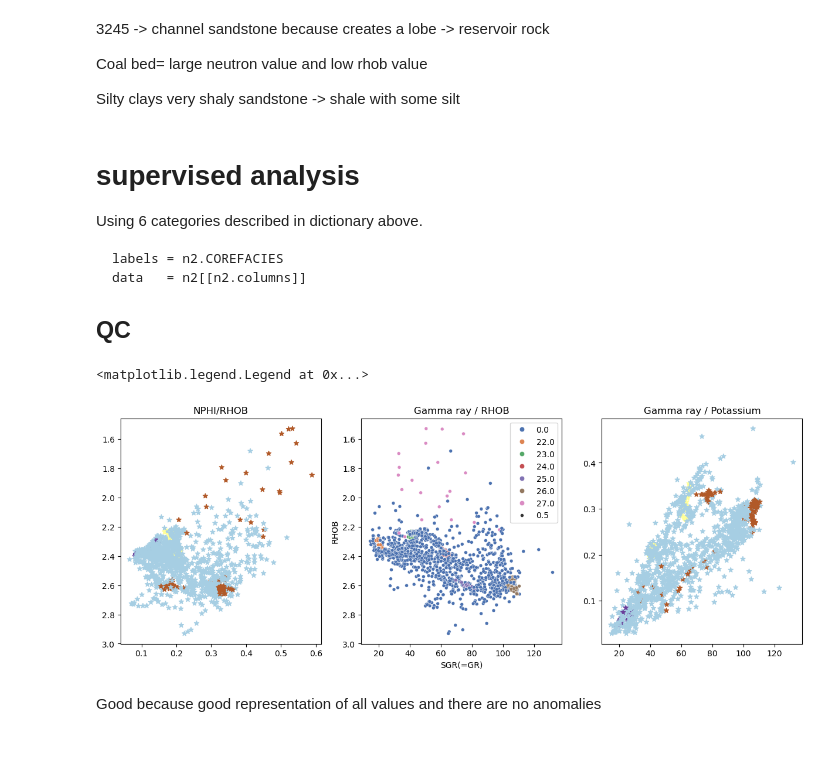
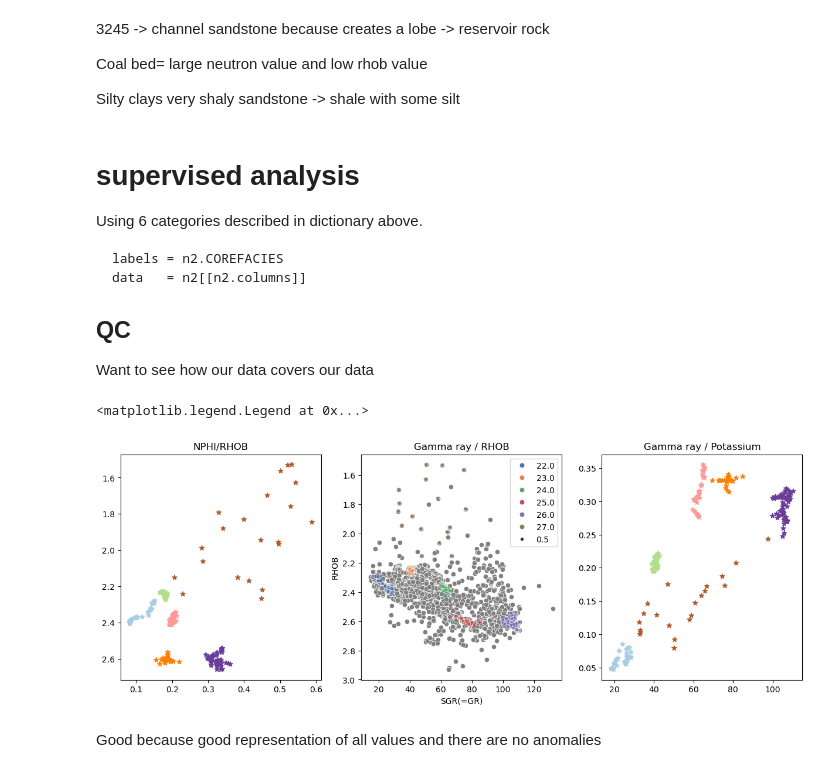
Before and after one commit to Dunckleosteus/Well-data, a Jupyter notebook: Well.ipynb, the cells around one changed output. Drawn from its saved outputs; the diff is of its cells as text; code cells hidden in the pictures.

````diff
--- a/Well.ipynb
+++ b/Well.ipynb
@@ -159,24 +162,31 @@ data   = n2[[n2.columns]]
 ```
 
 ## QC
+Want to see how our data covers our data
 # %%
-labelled = n2.dropna(subset="COREFACIES")
+
+labelled = n2.loc[(n2.COREFACIES<=27)&(n2.COREFACIES>=22), :]
+
 fig, ax = plt.subplots(ncols=3, figsize=(15, 5))
 # NPHI / RHOB
 ax[0].scatter(labelled.NPHI, labelled.RHOB, marker="*", c=labelled.COREFACIES, cmap="Paired")
 # Gamma ray / rho B
 #ax[1].scatter(labelled["SGR(=GR)"], labelled.RHOB, marker="*",c=labelled.COREFACIES, cmap="Paired")
+
+sns.scatterplot(data=n2, x="SGR(=GR)", y="RHOB", ax=ax[1], c="gray")
 sns.scatterplot(data=labelled, x="SGR(=GR)", y="RHOB", ax=ax[1], hue="COREFACIES", palette="deep", size=0.5)
+
+# TODO: convert other plots to sns
 ax[2].scatter(labelled["SGR(=GR)"], labelled.POTA, marker="*",c=labelled.COREFACIES, cmap="Paired")
 ax[1].invert_yaxis()
 ax[0].invert_yaxis()
 
 ax[0].set_title("NPHI/RHOB")
 ax[1].set_title("Gamma ray / RHOB")
 ax[2].set_title("Gamma ray / Potassium")
 ax[1].legend()
 # %% [output]
 <matplotlib.legend.Legend at 0x...>
-[figure, old version]
+[figure, new version]
 # %% [markdown]
 Good because good representation of all values and there are no anomalies
````
Also changed, not shown: parts of 4 cells of this notebook.
